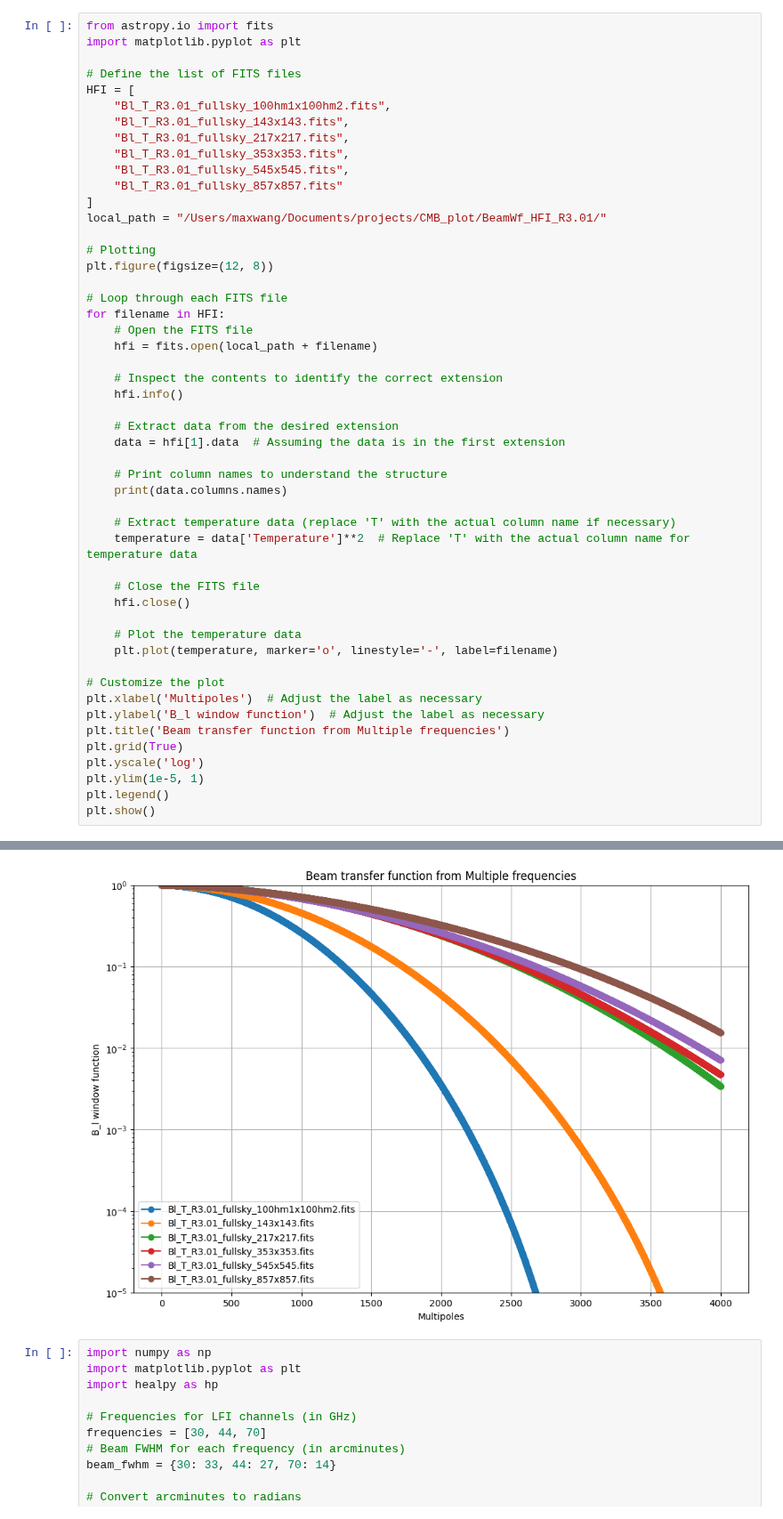
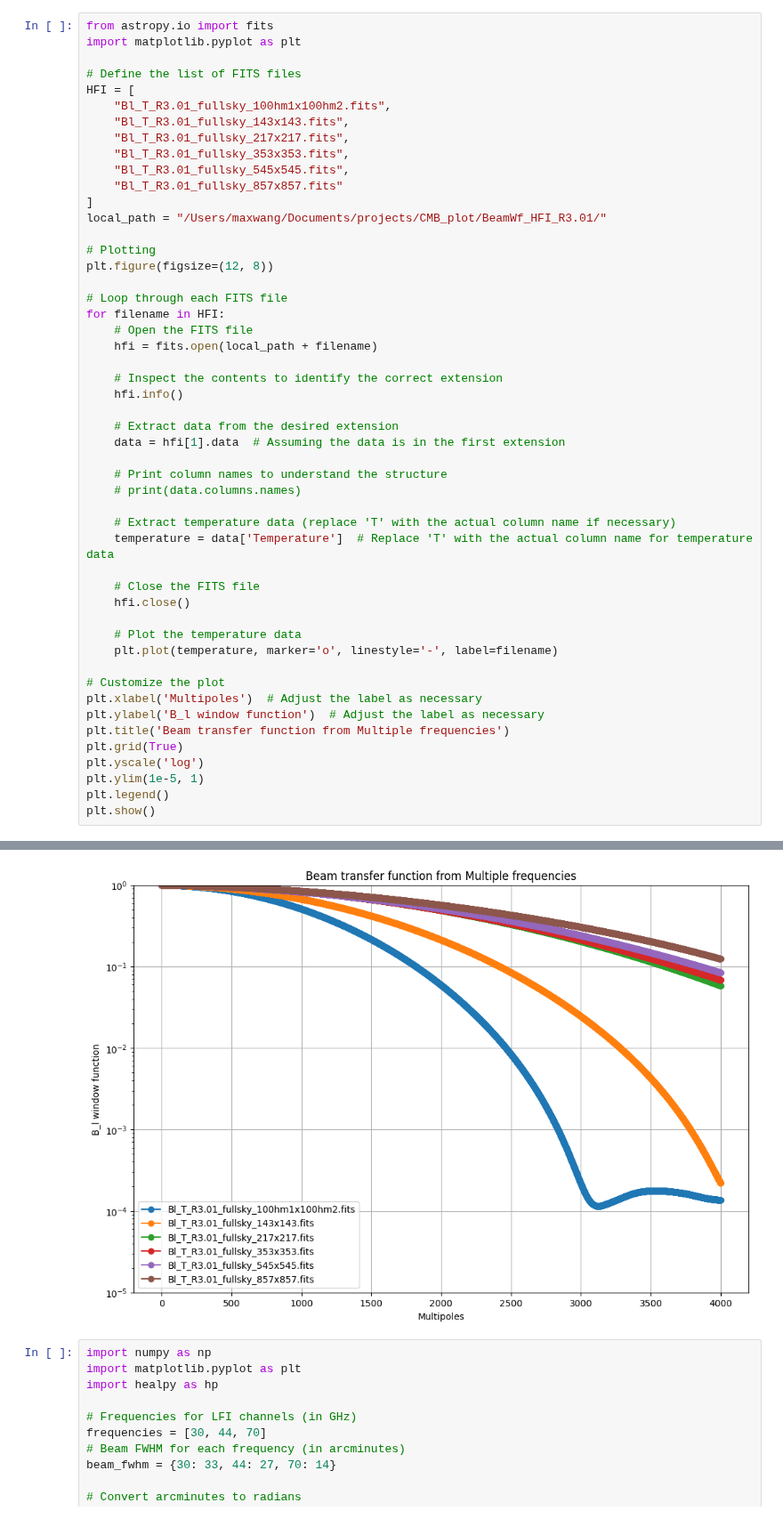
Before and after one commit to CodefromMax/CMB_plot, a Jupyter notebook: draft/Plot_functions.ipynb, the cells around one changed output, grey strips where cells are left out. Shown at 89% size. Saved outputs shown, nothing was run; the diff lists cells and outputs as text.

```diff
--- a/draft/Plot_functions.ipynb
+++ b/draft/Plot_functions.ipynb
@@ -28,10 +28,10 @@ for filename in HFI:
     data = hfi[1].data  # Assuming the data is in the first extension
 
     # Print column names to understand the structure
-    print(data.columns.names)
+    # print(data.columns.names)
 
     # Extract temperature data (replace 'T' with the actual column name if necessary)
-    temperature = data['Temperature']**2  # Replace 'T' with the actual column name for temperature data
+    temperature = data['Temperature']  # Replace 'T' with the actual column name for temperature data
 
     # Close the FITS file
     hfi.close()
@@ -69,4 +69,4 @@ No.    Name      Ver    Type      Cards   Dimensions   Format
-[figure, old version]
+[figure, new version]
 # %%
 import numpy as np
 import matplotlib.pyplot as plt
```
Also changed, not shown: parts of 1 cell of this notebook.
